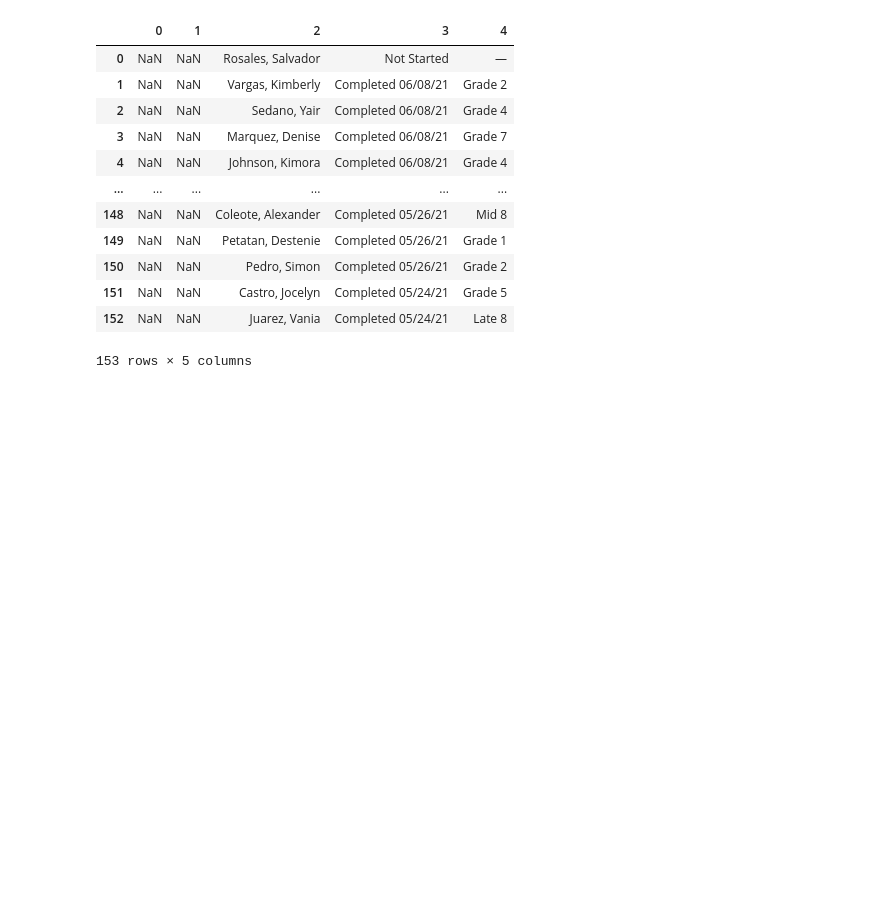
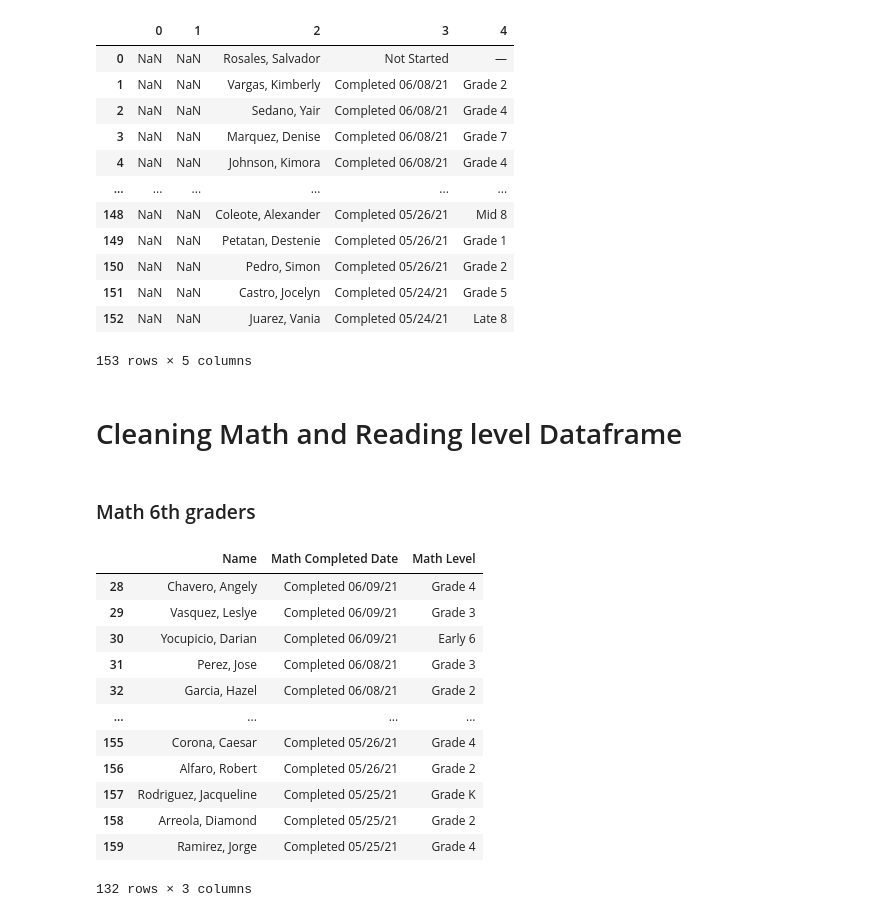
Before and after one commit to JAlvarado23A/MiddleSchoolETL, a Jupyter notebook: KHMS_Scrape.ipynb, the cells around one changed output. Drawn from its saved outputs; the diff is of its cells as text; code cells hidden in the pictures; blank space fills up the shorter version.

```diff
--- a/KHMS_Scrape.ipynb
+++ b/KHMS_Scrape.ipynb
@@ -37,3 +37,7 @@ read_8th_df
 | 151 | NaN | NaN | Castro, Jocelyn | Completed 05/24/21 | Grade 5 |
 | 152 | NaN | NaN | Juarez, Vania | Completed 05/24/21 | Late 8 |
 153 rows × 5 columns
+# %% [markdown]
+# Cleaning Math and Reading level Dataframe
+# %% [markdown]
+### Math 6th graders
@@ -39,0 +49,18 @@ read_8th_df
+# %%
+math_6th_df = math_6th_df[~math_6th_df['Math Level'].isin(['—'])]
+
+math_6th_df
+# %% [output]
+|  | Name | Math Completed Date | Math Level |
+| 28 | Chavero, Angely | Completed 06/09/21 | Grade 4 |
+| 29 | Vasquez, Leslye | Completed 06/09/21 | Grade 3 |
+| 30 | Yocupicio, Darian | Completed 06/09/21 | Early 6 |
+| 31 | Perez, Jose | Completed 06/08/21 | Grade 3 |
+| 32 | Garcia, Hazel | Completed 06/08/21 | Grade 2 |
+| ... | ... | ... | ... |
+| 155 | Corona, Caesar | Completed 05/26/21 | Grade 4 |
+| 156 | Alfaro, Robert | Completed 05/26/21 | Grade 2 |
+| 157 | Rodriguez, Jacqueline | Completed 05/25/21 | Grade K |
+| 158 | Arreola, Diamond | Completed 05/25/21 | Grade 2 |
+| 159 | Ramirez, Jorge | Completed 05/25/21 | Grade 4 |
+132 rows × 3 columns
```
Also changed, not shown: parts of 17 cells of this notebook.
